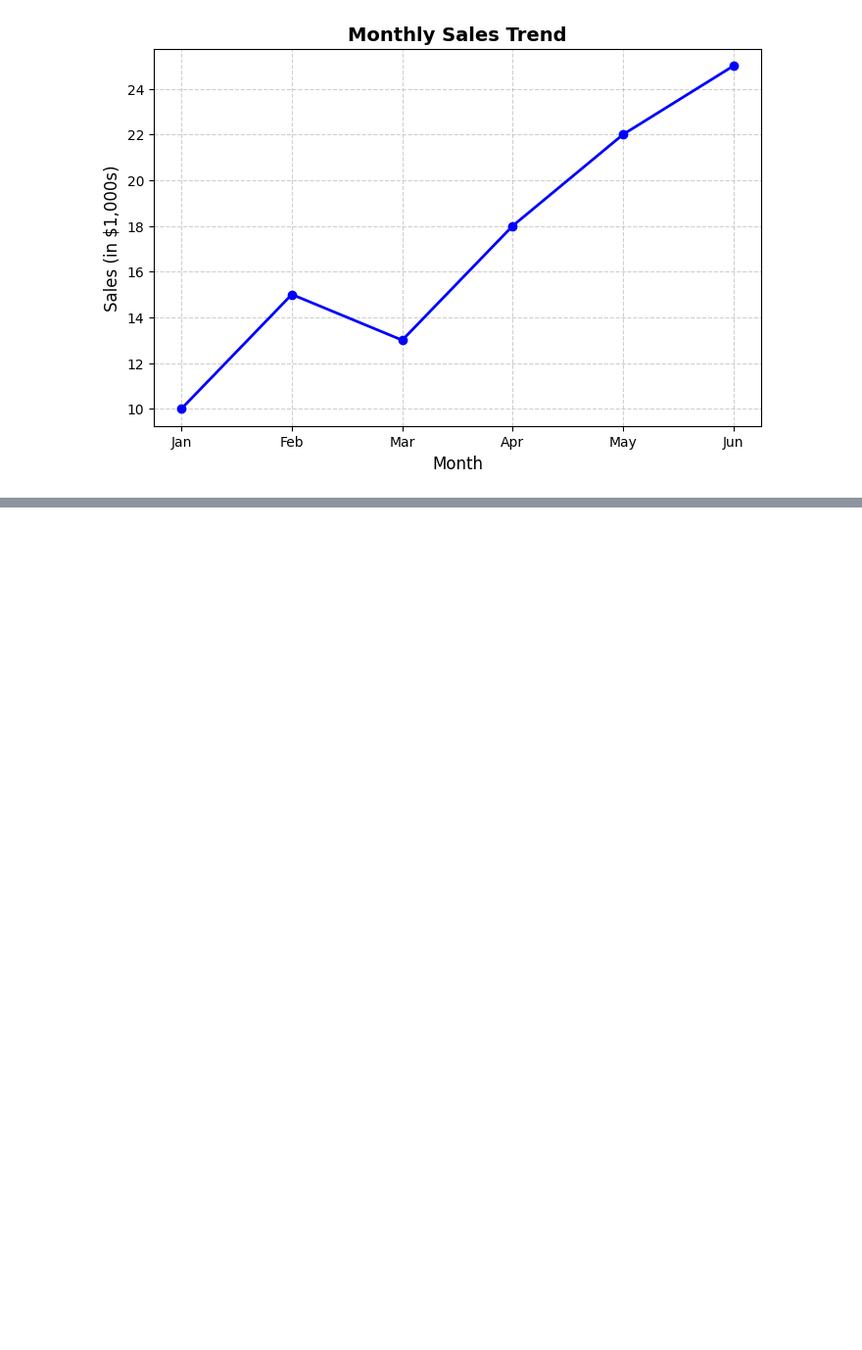
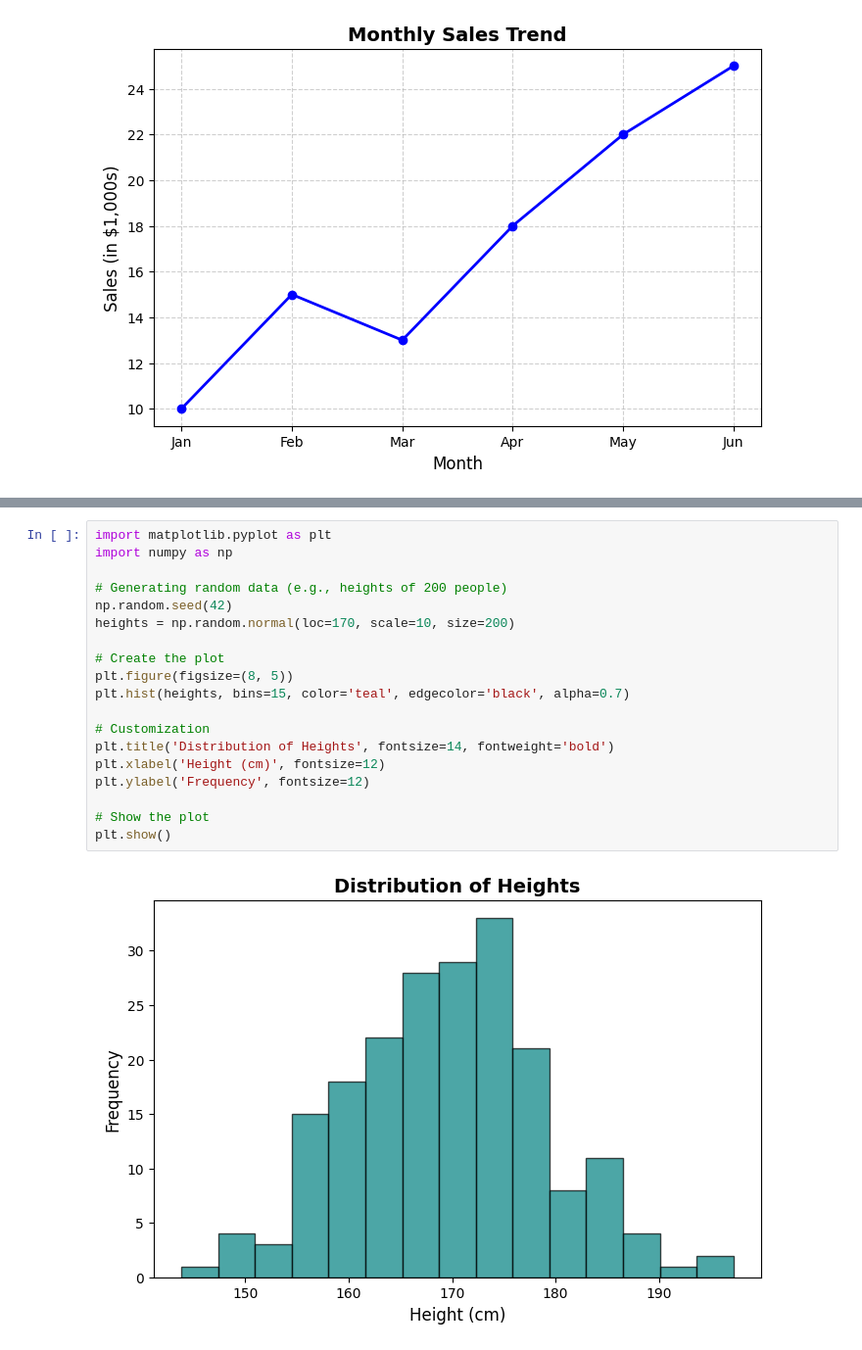
Before and after one commit to Udaythecoder/ethnotech, a Jupyter notebook: Untitled0.ipynb, the cells around one changed output, grey strips where cells are left out. Shown at 98% size. Cells and saved outputs as stored; diff of their text form; blank space fills up the shorter version.

```diff
--- a/Untitled0.ipynb
+++ b/Untitled0.ipynb
@@ -46,0 +68,21 @@ plt.show()
+# %%
+import matplotlib.pyplot as plt
+import numpy as np
+
+# Generating random data (e.g., heights of 200 people)
+np.random.seed(42)
+heights = np.random.normal(loc=170, scale=10, size=200)
+
+# Create the plot
+plt.figure(figsize=(8, 5))
+plt.hist(heights, bins=15, color='teal', edgecolor='black', alpha=0.7)
+
+# Customization
+plt.title('Distribution of Heights', fontsize=14, fontweight='bold')
+plt.xlabel('Height (cm)', fontsize=12)
+plt.ylabel('Frequency', fontsize=12)
+
+# Show the plot
+plt.show()
+# %% [output]
+[figure, added]
```
Also changed, not shown: parts of 4 cells of this notebook.
